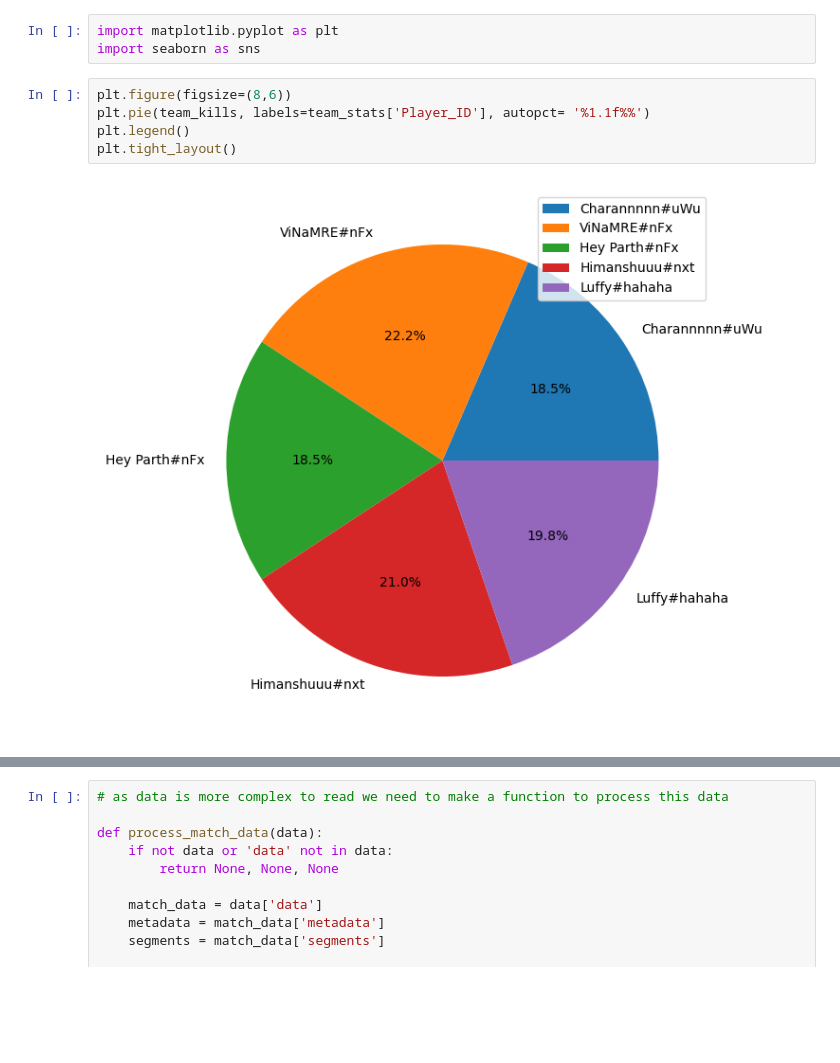
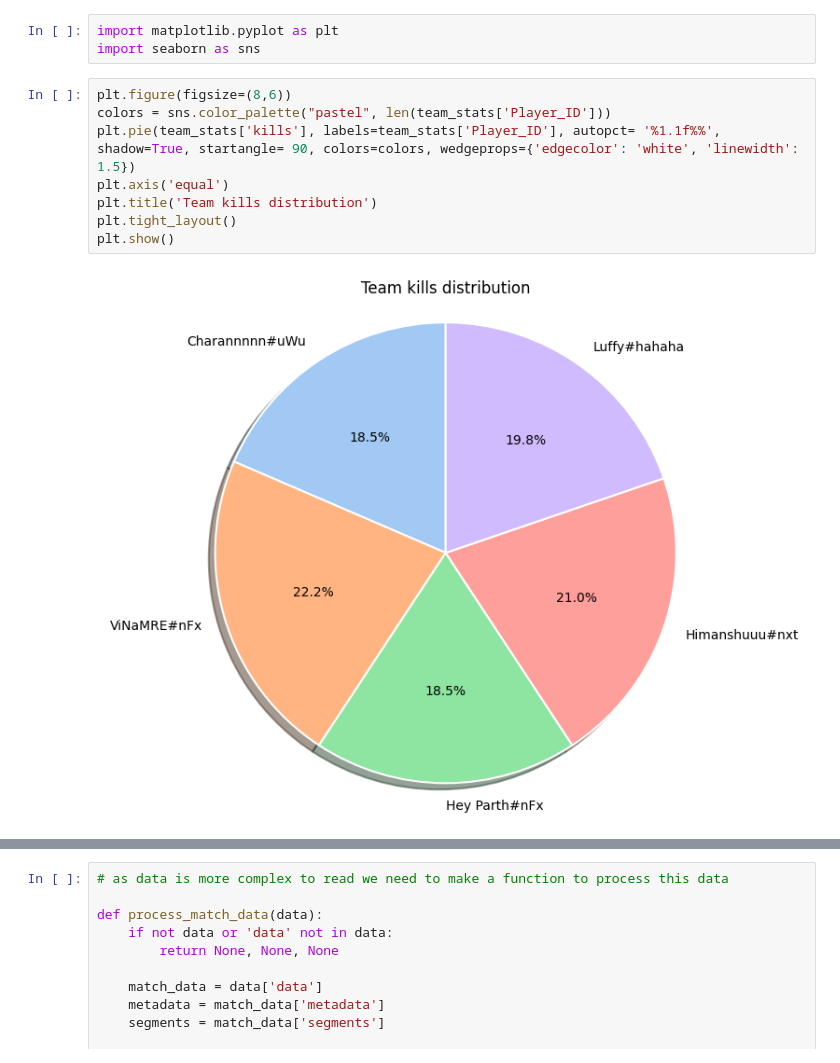
Before and after one commit to Vinnamre/Proj-X, a Jupyter notebook: match_analysis.ipynb, the cells around one changed output, grey strips where cells are left out. Saved outputs shown, nothing was run; the diff lists cells and outputs as text; blank space fills up the shorter version.

```diff
--- a/match_analysis.ipynb
+++ b/match_analysis.ipynb
@@ -609,8 +614,11 @@ import matplotlib.pyplot as plt
 import seaborn as sns
 # %%
 plt.figure(figsize=(8,6))
-plt.pie(team_kills, labels=team_stats['Player_ID'], autopct= '%1.1f%%')
-plt.legend()
+colors = sns.color_palette("pastel", len(team_stats['Player_ID']))
+plt.pie(team_stats['kills'], labels=team_stats['Player_ID'], autopct= '%1.1f%%', shadow=True, startangle= 90, colors=colors, wedgeprops={'edgecolor': 'white', 'linewidth': 1.5})
+plt.axis('equal')
+plt.title('Team kills distribution')
 plt.tight_layout()
+plt.show()
 # %% [output]
-[figure, old version]
+[figure, new version]
```
Also changed, not shown: parts of 4 cells of this notebook.
